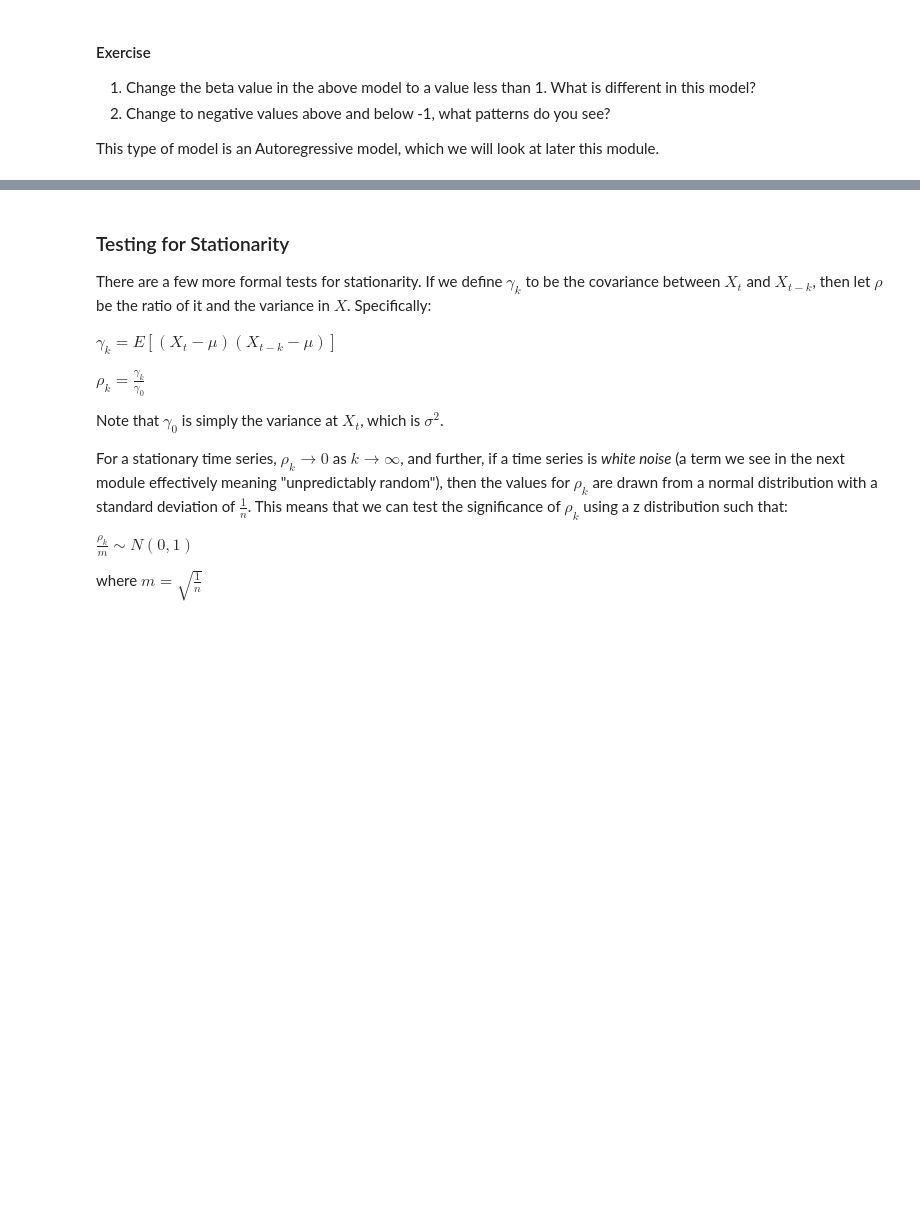
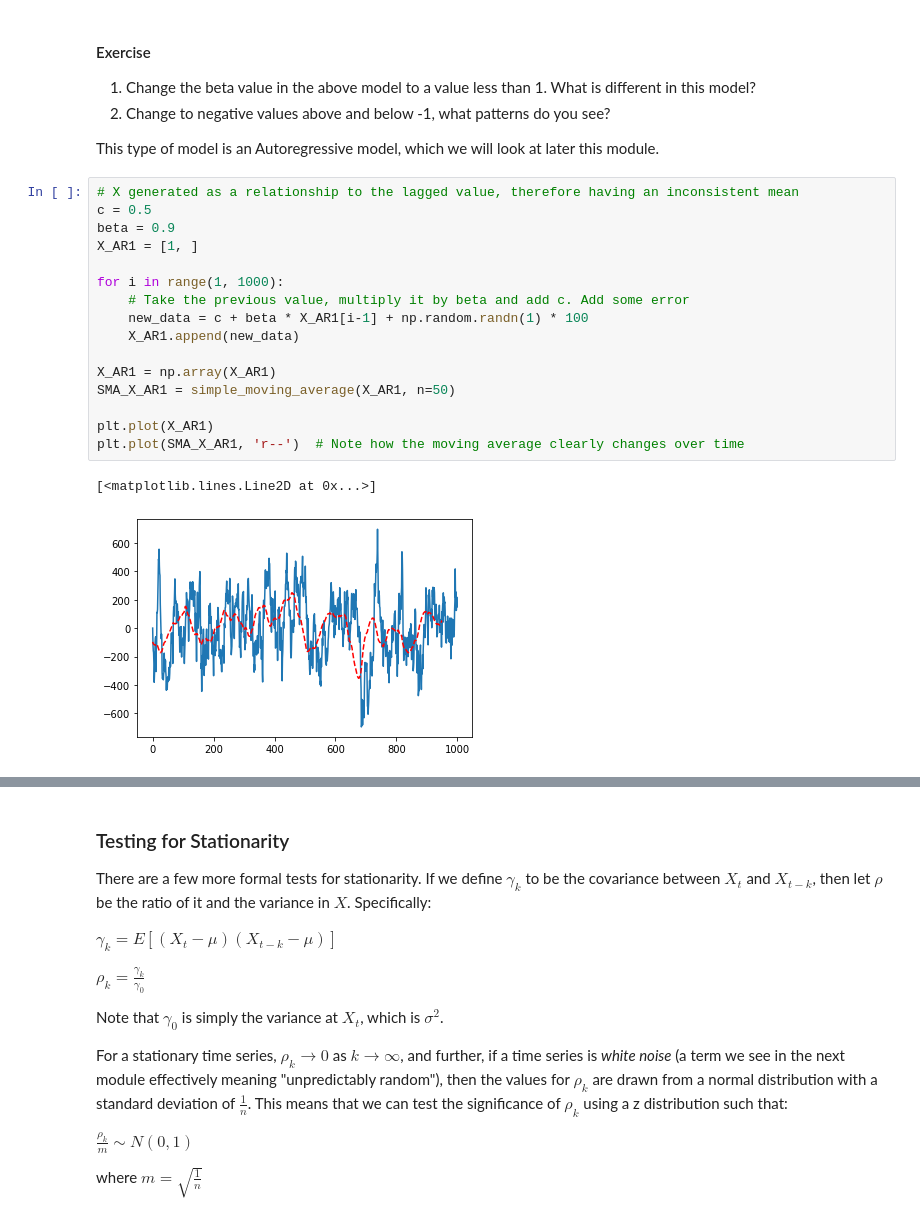
Before and after one commit to PythonCharmers/QuantFinance, a Jupyter notebook: notebooks/Module 1.6.2 - Stationarity.ipynb, the cells around one changed output, grey strips where cells are left out. Saved outputs shown, nothing was run; the diff lists cells and outputs as text; blank space fills up the shorter version.

```diff
--- a/notebooks/Module 1.6.2 - Stationarity.ipynb
+++ b/notebooks/Module 1.6.2 - Stationarity.ipynb
@@ -83,3 +83,22 @@ plt.plot(SMA_X_AR1, 'r--')  # Note how the moving average clearly changes over t
 2. Change to negative values above and below -1, what patterns do you see?
 
 This type of model is an Autoregressive model, which we will look at later this module.
+# %%
+# X generated as a relationship to the lagged value, therefore having an inconsistent mean
+c = 0.5
+beta = 0.9
+X_AR1 = [1, ]
+
+for i in range(1, 1000):
+    # Take the previous value, multiply it by beta and add c. Add some error
+    new_data = c + beta * X_AR1[i-1] + np.random.randn(1) * 100
+    X_AR1.append(new_data)
+
+X_AR1 = np.array(X_AR1)
+SMA_X_AR1 = simple_moving_average(X_AR1, n=50)
+
+plt.plot(X_AR1)
+plt.plot(SMA_X_AR1, 'r--')  # Note how the moving average clearly changes over time
+# %% [output]
+[<matplotlib.lines.Line2D at 0x...>]
+[figure, added]
```
Also changed, not shown: parts of 7 cells of this notebook, 18 other files.
